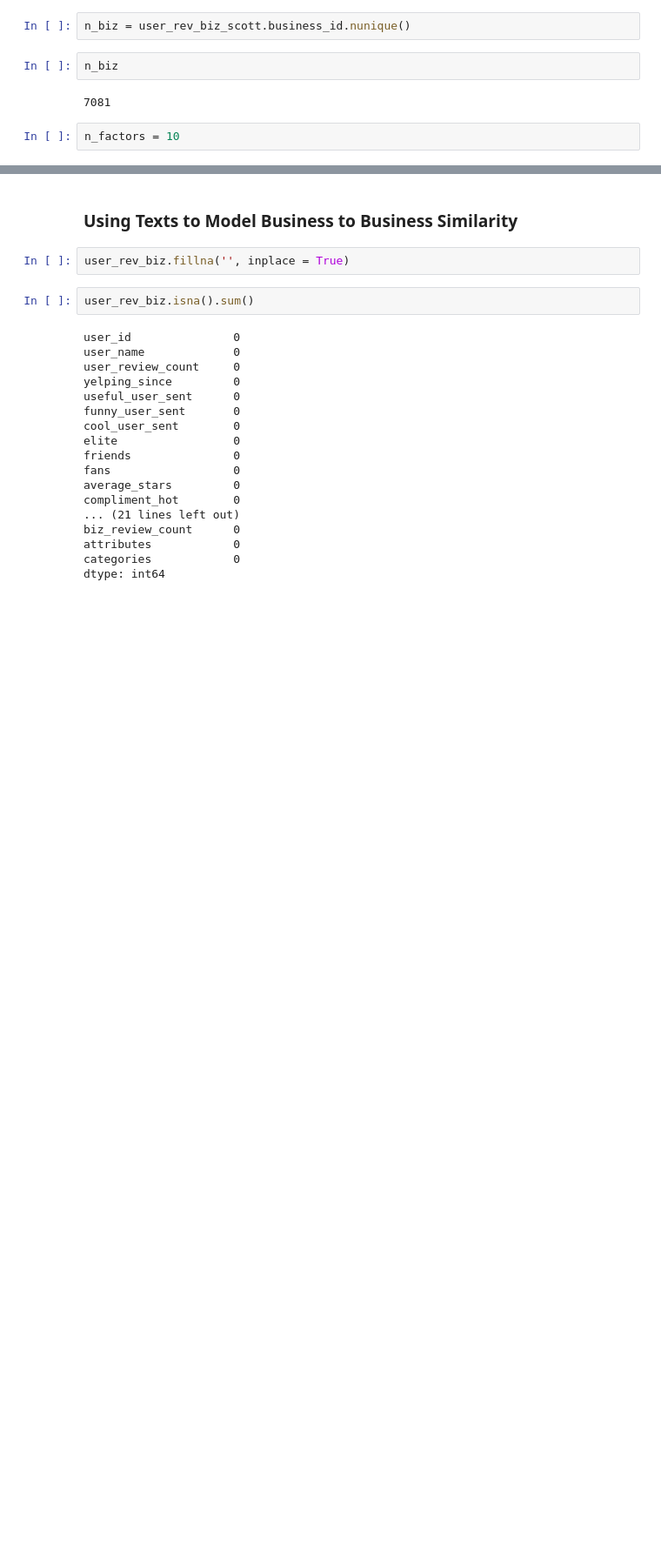
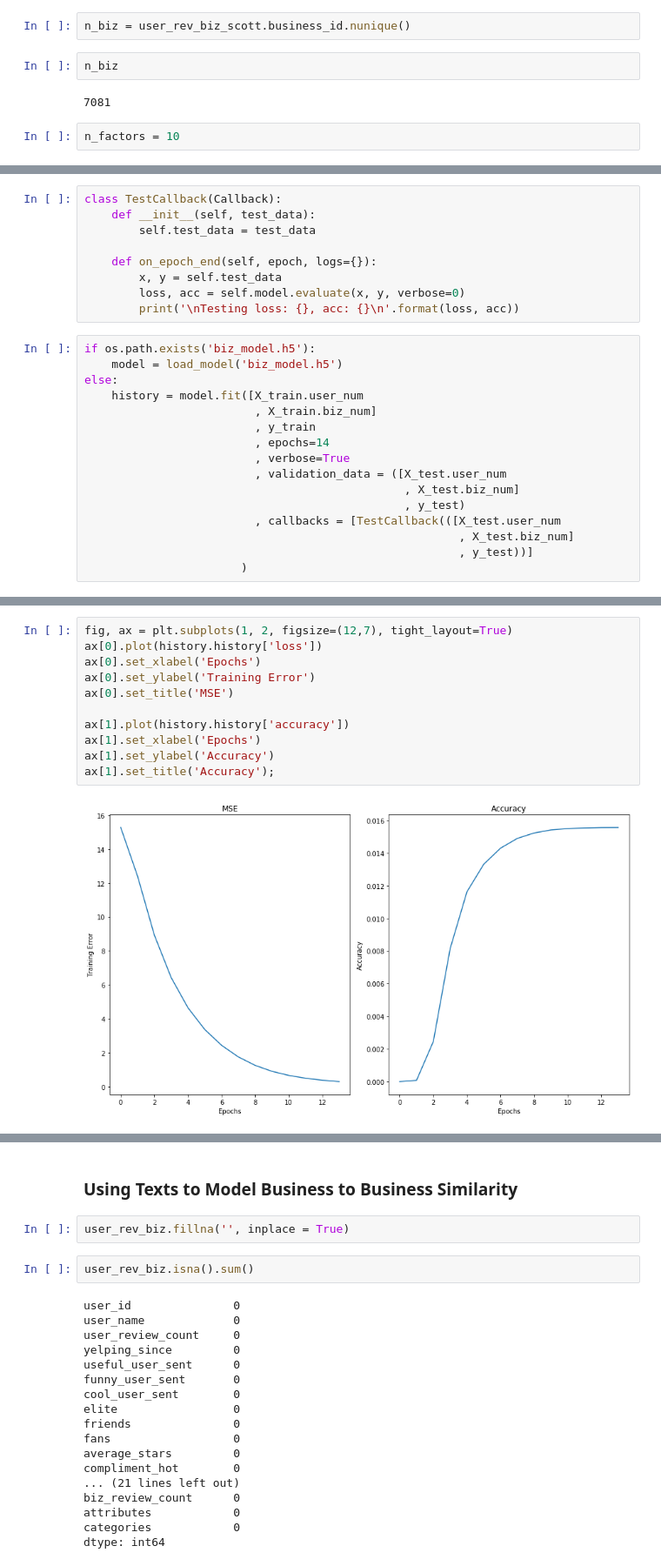
Before and after one commit to yuchild/yelp_cap3_jupyter, a Jupyter notebook: yelp_users_help_from_yelp.ipynb, the cells around one changed output, grey strips where cells are left out. Shown at 87% size. Drawn from its saved outputs; the diff is of its cells as text; blank space fills up the shorter version.

```diff
--- a/yelp_users_help_from_yelp.ipynb
+++ b/yelp_users_help_from_yelp.ipynb
@@ -403,0 +368,25 @@ Epoch 2/2
+# %%
+class TestCallback(Callback):
+    def __init__(self, test_data):
+        self.test_data = test_data
+
+    def on_epoch_end(self, epoch, logs={}):
+        x, y = self.test_data
+        loss, acc = self.model.evaluate(x, y, verbose=0)
+        print('\nTesting loss: {}, acc: {}\n'.format(loss, acc))
+# %%
+if os.path.exists('biz_model.h5'):
+    model = load_model('biz_model.h5')
+else:
+    history = model.fit([X_train.user_num
+                         , X_train.biz_num]
+                         , y_train
+                         , epochs=14
+                         , verbose=True
+                         , validation_data = ([X_test.user_num
+                                               , X_test.biz_num]
+                                               , y_test)
+                         , callbacks = [TestCallback(([X_test.user_num
+                                                       , X_test.biz_num]
+                                                       , y_test))]
+                       )
@@ -403,0 +411,13 @@ Epoch 2/2
+# %%
+fig, ax = plt.subplots(1, 2, figsize=(12,7), tight_layout=True)
+ax[0].plot(history.history['loss'])
+ax[0].set_xlabel('Epochs')
+ax[0].set_ylabel('Training Error')
+ax[0].set_title('MSE')
+
+ax[1].plot(history.history['accuracy'])
+ax[1].set_xlabel('Epochs')
+ax[1].set_ylabel('Accuracy')
+ax[1].set_title('Accuracy');
+# %% [output]
+[figure, added]
```
Also changed, not shown: parts of 15 cells of this notebook.
